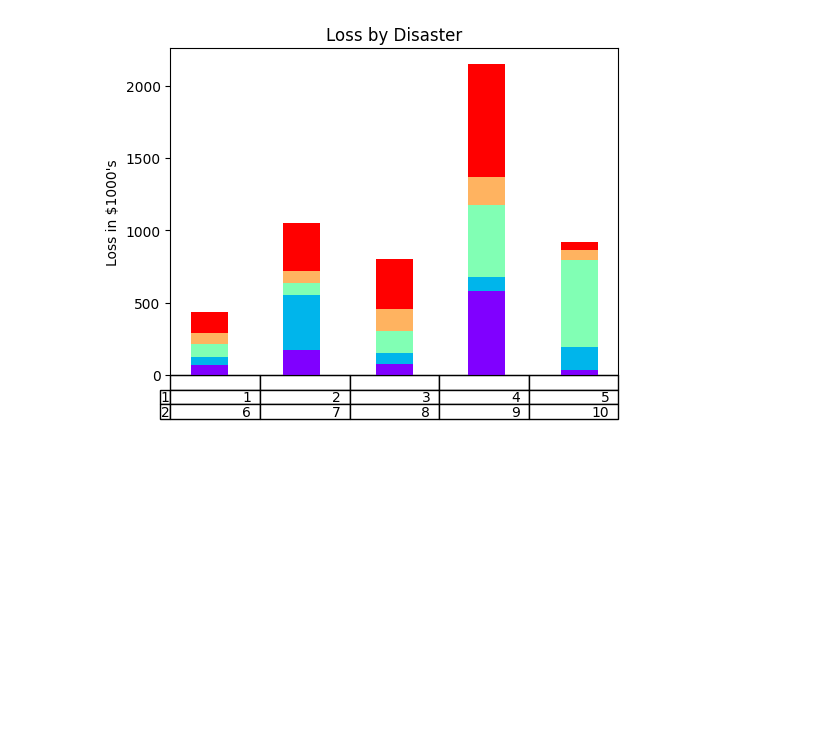
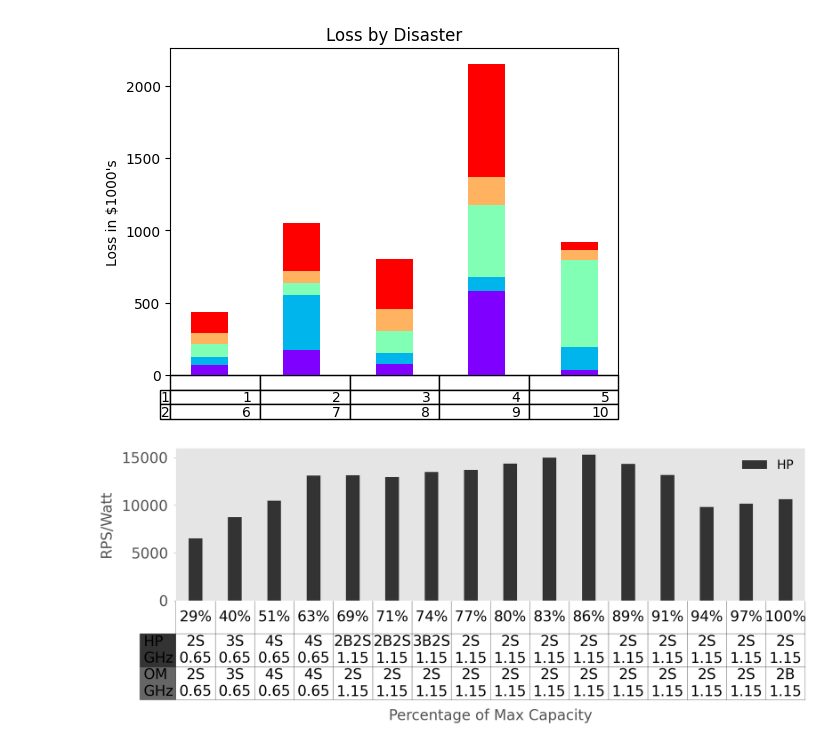
Before and after one commit to IS-Howard/final, a Jupyter notebook: result_analysis.ipynb, the cells around one changed output. Saved outputs shown, nothing was run; the diff lists cells and outputs as text; code cells hidden in the pictures; blank space fills up the shorter version.

```diff
--- a/result_analysis.ipynb
+++ b/result_analysis.ipynb
@@ -617,3 +576,93 @@ plt.title('Loss by Disaster')
 plt.show()
 # %% [output]
 [figure]
+# %%
+import numpy as np
+import matplotlib.pyplot as plt
+plt.style.use('ggplot')
+import matplotlib
+
+def plot_bar(dataset):
+    matplotlib.rc('font', family='sans-serif')
+    matplotlib.rc('font', serif='Helvetica Neue')
+    matplotlib.rc('text', usetex='false')
+    matplotlib.rcParams.update({'font.size': 30})
+    fig = plt.figure()
+    ax = fig.add_subplot(111)
+    fig = matplotlib.pyplot.gcf()
+    fig.set_size_inches(30.0,7.5)
+    N = len(dataset[1])
+
+    Load    = dataset[0]
+    QoS     = dataset[1]
+    Energy  = dataset[2]
+
+    ind = np.arange(N)
+    width = 0.35
+    ind = np.arange(N)+width/2
+    spare_width = (1 - width)/2
+
+    plt.tick_params(axis='both', which='major', labelsize=35, pad=15)
+    plt.tick_params(axis='y', which='minor', labelsize=35, pad=15)
+
+
+
+    rects1 = ax.bar(ind, QoS, width,
+                color='0.2',
+                label='HP')
+
+    # rects3 = ax.bar(ind+width, Energy, width,
+    #             color='0.4',
+    #             label='OM')
+
+    lns = [rects1]#, rects3]
+    labs = [l.get_label() for l in lns]
+
+    ax.legend(lns, labs, ncol=2, fontsize=30,framealpha=0)
+
+    ax.set_xlim(-spare_width,len(ind)-spare_width)
+    ax.set_ylim(0, 16000)
+
+    ax.set_ylabel('RPS/Watt', fontsize=35)
+    ax.set_xlabel('Percentage of Max Capacity', fontsize=35)
+
+    xTickMarks = dataset[0]
+    ax.set_xticks(ind+width)
+    xtickNames = ax.set_xticklabels(xTickMarks)
+    plt.setp(xtickNames, rotation=0, fontsize=40)
+    plt.xticks([])
+    ax.yaxis.grid()
+
+    cell_text = [['2S\n0.65', '3S\n0.65', '4S\n0.65', '4S\n0.65',
+                  '2B2S\n1.15','2B2S\n1.15', '3B2S\n1.15', '2S\n1.15',
+                  '2S\n1.15', '2S\n1.15', '2S\n1.15','2S\n1.15',
+                  '2S\n1.15', '2S\n1.15', '2S\n1.15', '2S\n1.15'],
+            ['2S\n0.65', '3S\n0.65', '4S\n0.65', '4S\n0.65',
+             '2S\n1.15', '2S\n1.15', '2S\n1.15', '2S\n1.15',
+             '2S\n1.15', '2S\n1.15', '2S\n1.15', '2S\n1.15',
+             '2S\n1.15', '2S\n1.15', '2S\n1.15', '2B\n1.15']]
+    colors=['0.2','0.4']
+    rows = ['HP\nGHz','OM\nGHz']
+    Loc='right'
+    the_table = plt.table(cellText=cell_text,
+                          rowLabels=rows,
+                          colLabels=Load,
+                          rowColours=colors,
+                        cellLoc='center',
+                          loc='bottom',
+                          bbox=[0,-0.65,1,0.65])#x,y,w,h
+    the_table.scale(1,2.5)
+
+    the_table.auto_set_font_size(False)
+    the_table.set_fontsize(35)
+    plt.subplots_adjust(left=0.2, bottom=0.2)
+
+    ax.xaxis.labelpad = 260
+
+    ax.yaxis.labelpad = 20
+    fig.savefig('rps-watt' +'.eps',format='eps',bbox_inches='tight', pad_inches=0.1, dpi=1000)
+
+dataset = [['29%', '40%', '51%', '63%', '69%', '71%', '74%', '77%', '80%', '83%', '86%', '89%', '91%', '94%', '97%', '100%'], [6524.0, 8749.0, 10470.0, 13096.0, 13126.0, 12965.0, 13493.0, 13717.0, 14351.0, 14993.0, 15308.0, 14320.0, 13179.0, 9809.0, 10168.0, 10621.0], [6524.0, 8749.0, 10470.0, 13096.0, 6827.0, 5586.0, 7697.0, 8205.0, 8298.0, 8733.0, 8887.0, 9278.0, 9659.0, 9809.0, 10168.0, 10621.0]]
+plot_bar(dataset)
+# %% [output]
+[figure, added]
```
Also changed, not shown: parts of 1 cell of this notebook.
